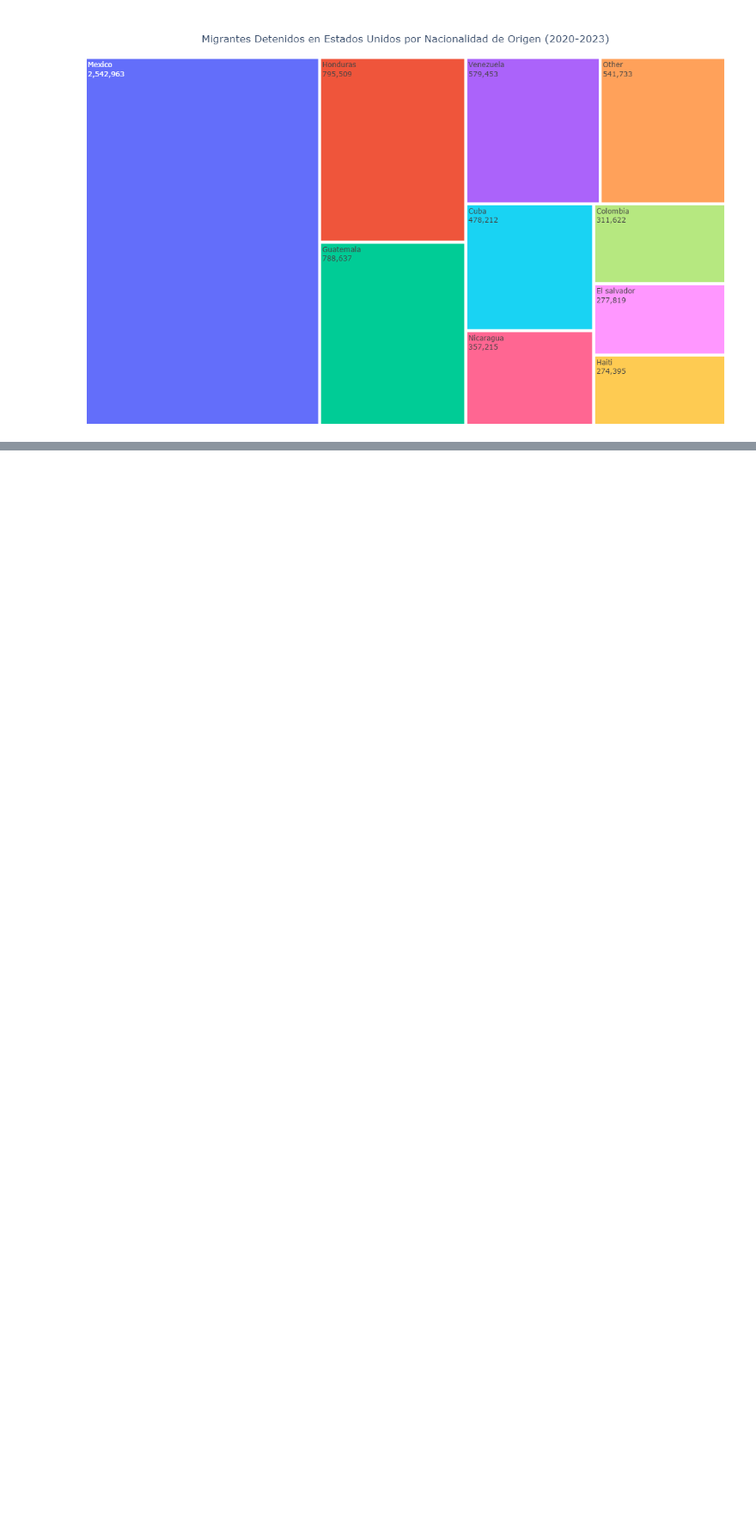
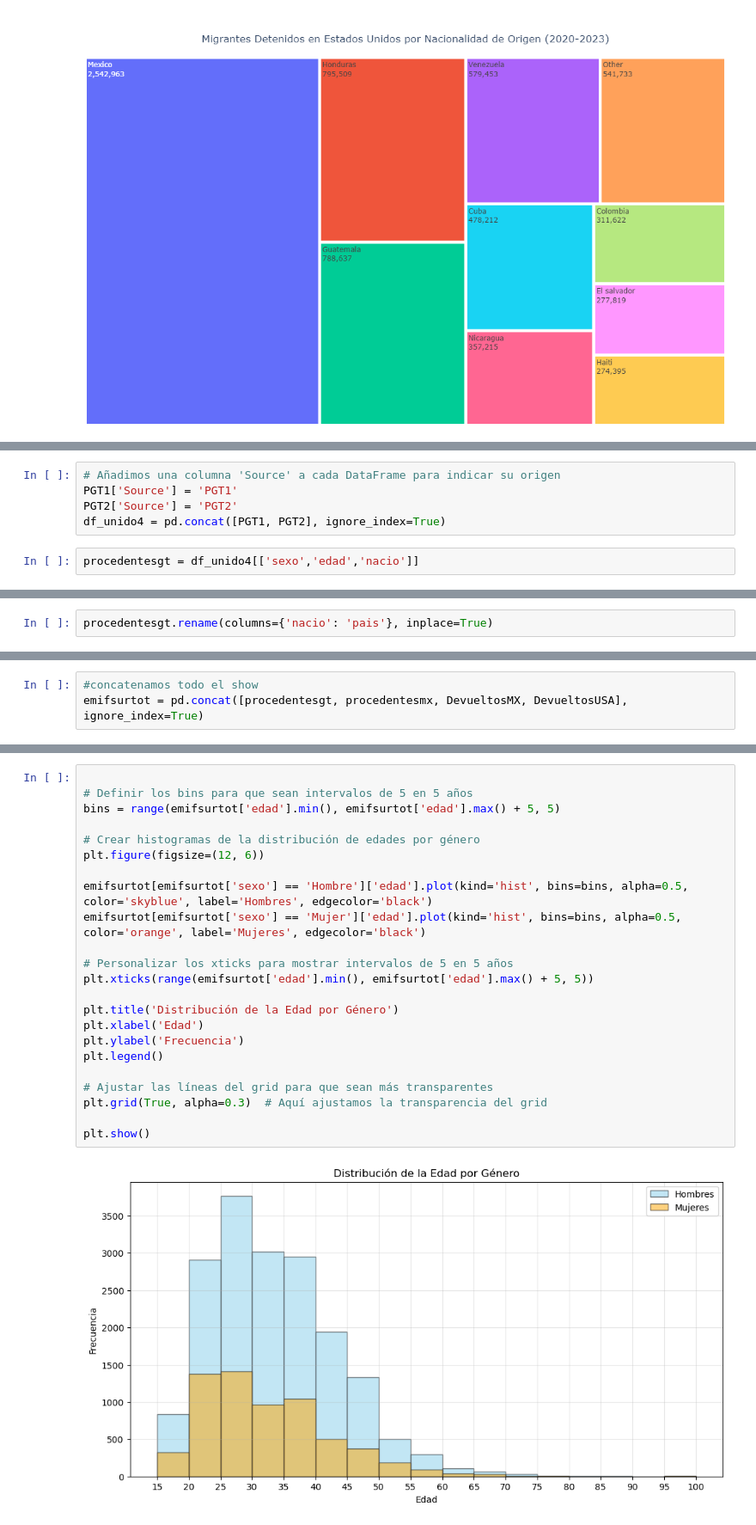
Before and after one commit to puriarter21/Mapa_Migracion_Irregular_Mexico, a Jupyter notebook: 2.Tesis/vistesis.ipynb, the cells around one changed output, grey strips where cells are left out. Shown at 86% size. Cells and saved outputs as stored; diff of their text form; blank space fills up the shorter version.

Commit message:
integracion de los datos de la emifsur

```diff
--- a/2.Tesis/vistesis.ipynb
+++ b/2.Tesis/vistesis.ipynb
@@ -388,0 +735,7 @@ fig.show()
+# %%
+# Añadimos una columna 'Source' a cada DataFrame para indicar su origen
+PGT1['Source'] = 'PGT1'
+PGT2['Source'] = 'PGT2'
+df_unido4 = pd.concat([PGT1, PGT2], ignore_index=True)
+# %%
+procedentesgt = df_unido4[['sexo','edad','nacio']]
@@ -388,0 +757,2 @@ fig.show()
+# %%
+procedentesgt.rename(columns={'nacio': 'pais'}, inplace=True)
@@ -388,0 +779,3 @@ fig.show()
+# %%
+#concatenamos todo el show
+emifsurtot = pd.concat([procedentesgt, procedentesmx, DevueltosMX, DevueltosUSA], ignore_index=True)
@@ -388,0 +821,25 @@ fig.show()
+# %%
+
+# Definir los bins para que sean intervalos de 5 en 5 años
+bins = range(emifsurtot['edad'].min(), emifsurtot['edad'].max() + 5, 5)
+
+# Crear histogramas de la distribución de edades por género
+plt.figure(figsize=(12, 6))
+
+emifsurtot[emifsurtot['sexo'] == 'Hombre']['edad'].plot(kind='hist', bins=bins, alpha=0.5, color='skyblue', label='Hombres', edgecolor='black')
+emifsurtot[emifsurtot['sexo'] == 'Mujer']['edad'].plot(kind='hist', bins=bins, alpha=0.5, color='orange', label='Mujeres', edgecolor='black')
+
+# Personalizar los xticks para mostrar intervalos de 5 en 5 años
+plt.xticks(range(emifsurtot['edad'].min(), emifsurtot['edad'].max() + 5, 5))
+
+plt.title('Distribución de la Edad por Género')
+plt.xlabel('Edad')
+plt.ylabel('Frecuencia')
+plt.legend()
+
+# Ajustar las líneas del grid para que sean más transparentes
+plt.grid(True, alpha=0.3)  # Aquí ajustamos la transparencia del grid
+
+plt.show()
+# %% [output]
+[figure, added]
```
Also changed, not shown: parts of 40 cells of this notebook, 24 other files.
